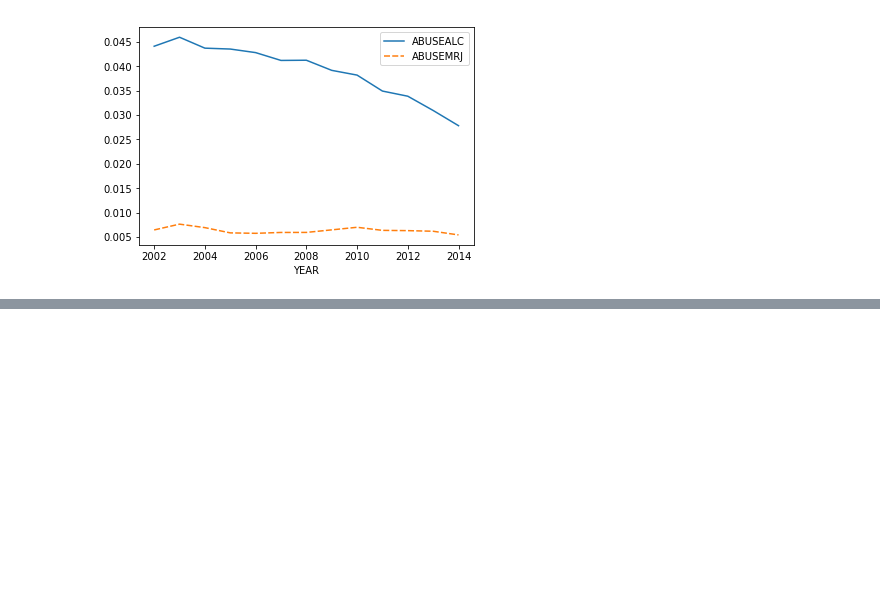
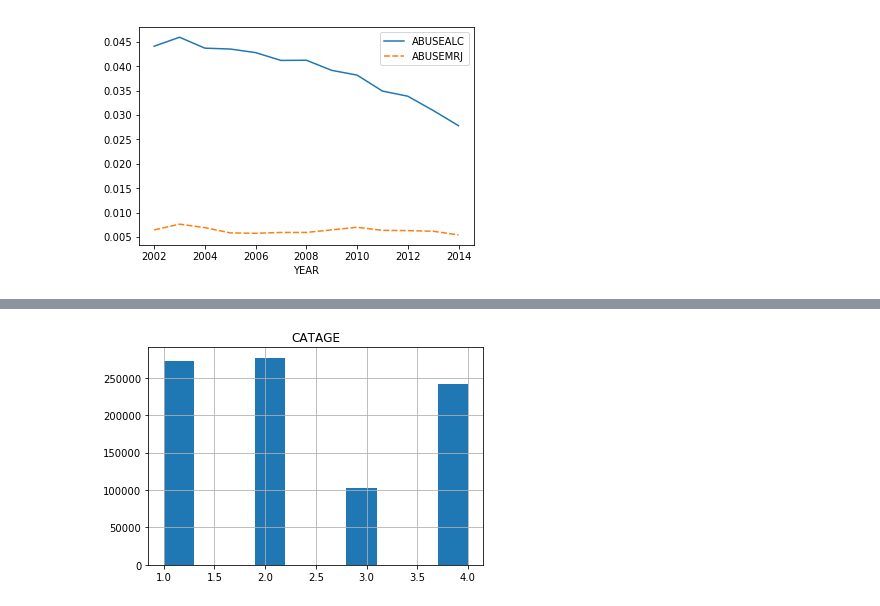
Before and after one commit to displaced-lobster/BDC2019, a Jupyter notebook: NSDUH.ipynb, the cells around one changed output, grey strips where cells are left out. Drawn from its saved outputs; the diff is of its cells as text; code cells hidden in the pictures; blank space fills up the shorter version.

```diff
--- a/NSDUH.ipynb
+++ b/NSDUH.ipynb
@@ -582,0 +658,6 @@ sns.lineplot(data=df_ave_year[abuse])
+# %%
+catage = pd.read_csv('./datasets/nsduh/catage.csv')
+catage.hist()
+plt.show()
+# %% [output]
+[figure, added]
```
Also changed, not shown: parts of 12 cells of this notebook, 2 other files.
